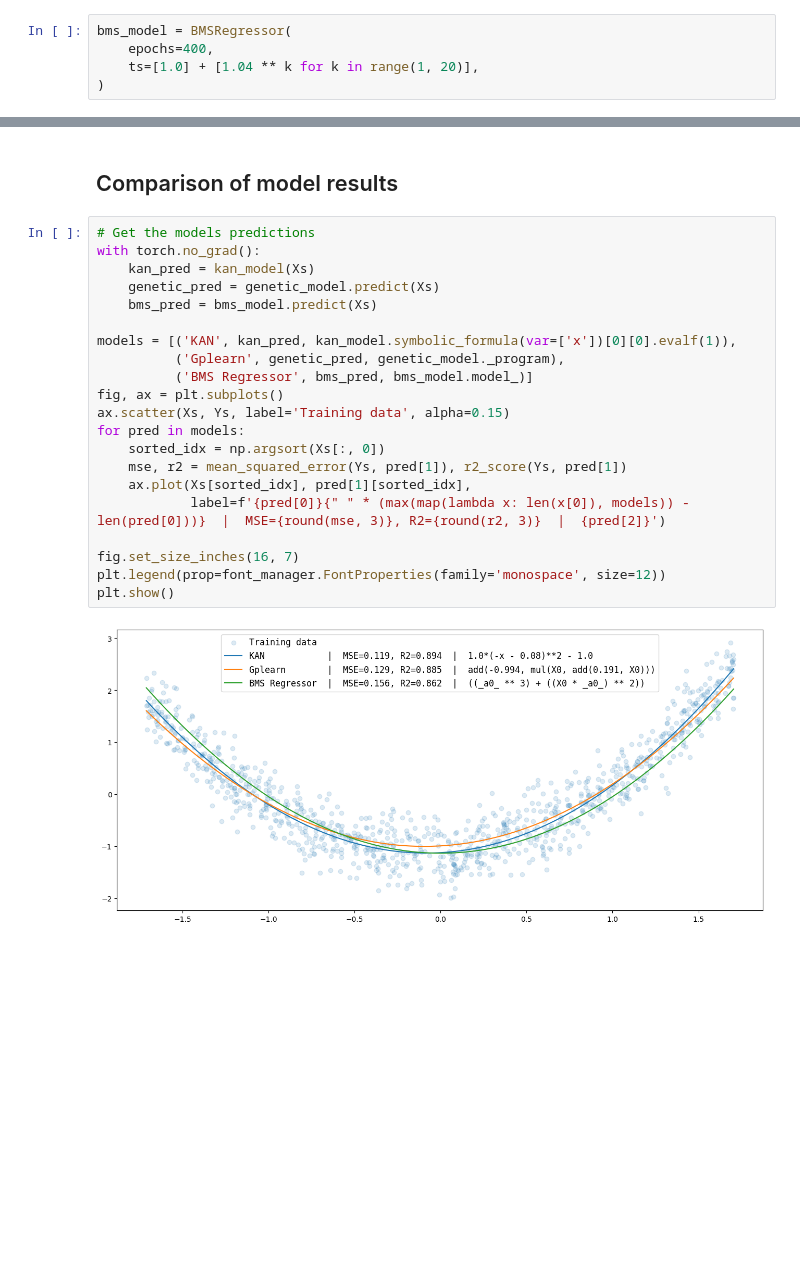
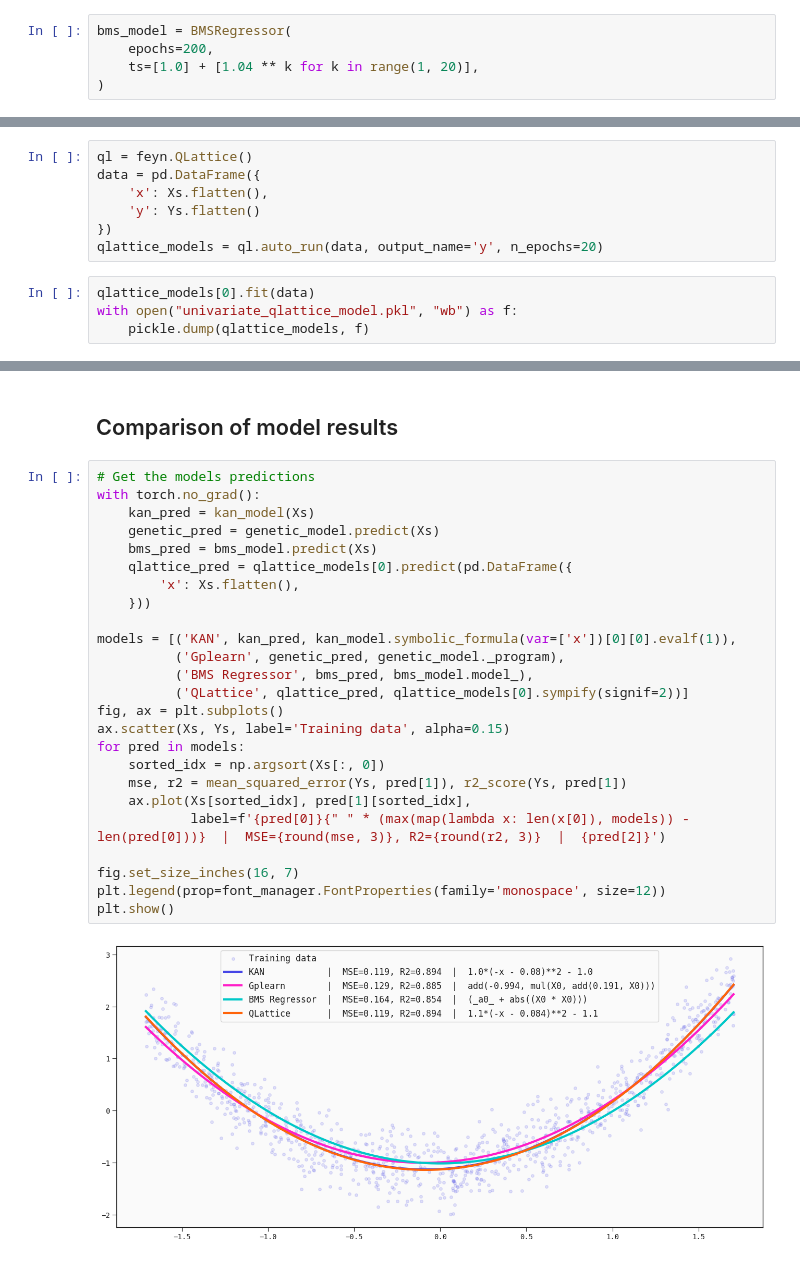
Before and after one commit to MrPio/KAN-Symbolic_Regression, a Jupyter notebook: Comparison_of_different_methods_for_SR_univariate.ipynb, the cells around one changed output, grey strips where cells are left out. Saved outputs shown, nothing was run; the diff lists cells and outputs as text; blank space fills up the shorter version.

Commit message:
Add QLattice to univariate test

```diff
--- a/Comparison_of_different_methods_for_SR_univariate.ipynb
+++ b/Comparison_of_different_methods_for_SR_univariate.ipynb
@@ -109,7 +115,7 @@ SymbolicRegressor(max_samples=0.9, p_crossover=0.7, p_hoist_mutation=0.1,
 ## 3. Using BMS Regressor
 # %%
 bms_model = BMSRegressor(
-    epochs=400,
+    epochs=200,
     ts=[1.0] + [1.04 ** k for k in range(1, 20)],
 )
 # %%
@@ -120,0 +129,11 @@ INFO:autora.theorist.bms.regressor:BMS fitting finished
+# %%
+ql = feyn.QLattice()
+data = pd.DataFrame({
+    'x': Xs.flatten(),
+    'y': Ys.flatten()
+})
+qlattice_models = ql.auto_run(data, output_name='y', n_epochs=20)
+# %%
+qlattice_models[0].fit(data)
+with open("univariate_qlattice_model.pkl", "wb") as f:
+    pickle.dump(qlattice_models, f)
@@ -123,23 +147,27 @@ INFO:autora.theorist.bms.regressor:BMS fitting finished
 # %%
 # Get the models predictions
 with torch.no_grad():
     kan_pred = kan_model(Xs)
     genetic_pred = genetic_model.predict(Xs)
     bms_pred = bms_model.predict(Xs)
+    qlattice_pred = qlattice_models[0].predict(pd.DataFrame({
+        'x': Xs.flatten(),
+    }))
 
 models = [('KAN', kan_pred, kan_model.symbolic_formula(var=['x'])[0][0].evalf(1)),
           ('Gplearn', genetic_pred, genetic_model._program),
-          ('BMS Regressor', bms_pred, bms_model.model_)]
+          ('BMS Regressor', bms_pred, bms_model.model_),
+          ('QLattice', qlattice_pred, qlattice_models[0].sympify(signif=2))]
 fig, ax = plt.subplots()
 ax.scatter(Xs, Ys, label='Training data', alpha=0.15)
 for pred in models:
     sorted_idx = np.argsort(Xs[:, 0])
     mse, r2 = mean_squared_error(Ys, pred[1]), r2_score(Ys, pred[1])
     ax.plot(Xs[sorted_idx], pred[1][sorted_idx],
             label=f'{pred[0]}{" " * (max(map(lambda x: len(x[0]), models)) - len(pred[0]))}  |  MSE={round(mse, 3)}, R2={round(r2, 3)}  |  {pred[2]}')
 
 fig.set_size_inches(16, 7)
 plt.legend(prop=font_manager.FontProperties(family='monospace', size=12))
 plt.show()
 # %% [output]
-[figure, old version]
+[figure, new version]
```
Also changed, not shown: parts of 8 cells of this notebook.
